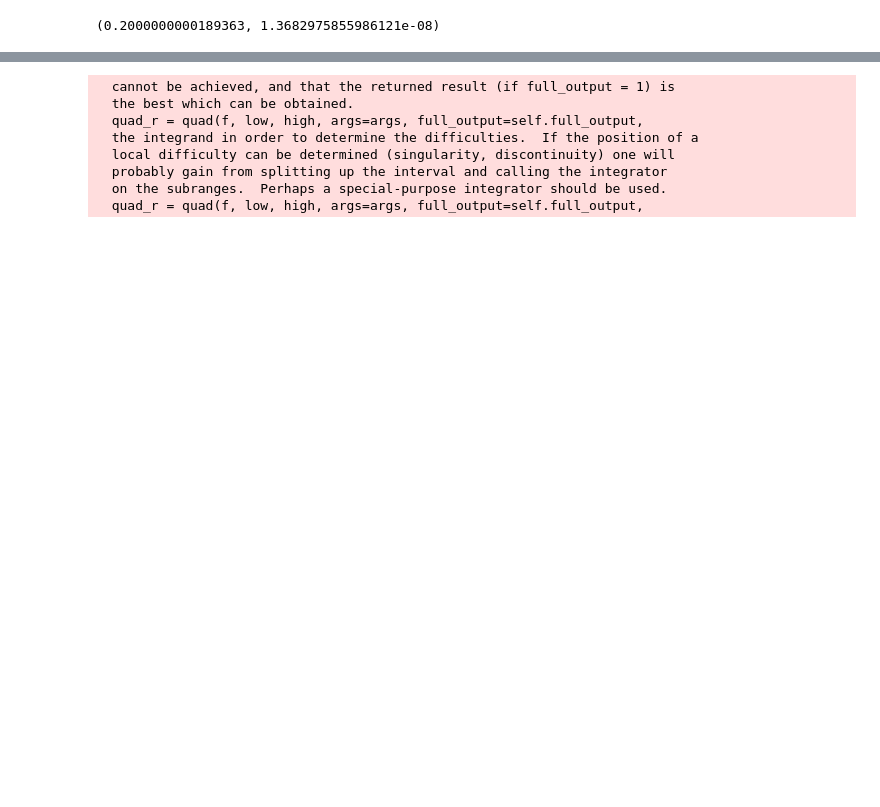
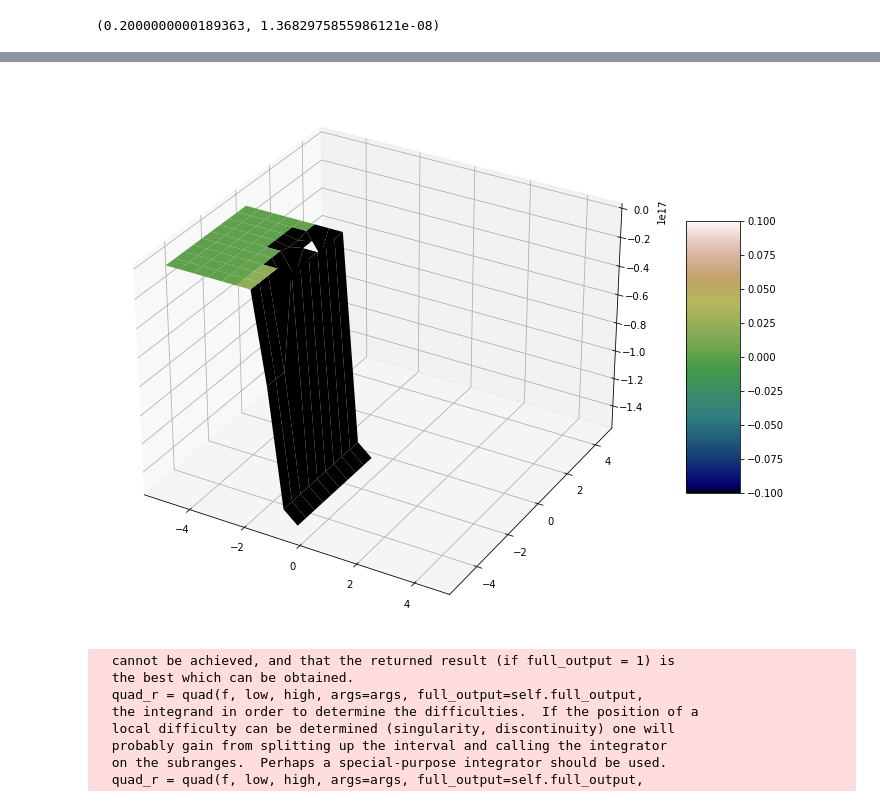
Before and after one commit to Sultanow/functional_analysis, a Jupyter notebook: python/playground_scipy.ipynb, the cells around one changed output, grey strips where cells are left out. Saved outputs shown, nothing was run; the diff lists cells and outputs as text; code cells hidden in the pictures; blank space fills up the shorter version.

```diff
--- a/python/playground_scipy.ipynb
+++ b/python/playground_scipy.ipynb
@@ -52,3 +47,59 @@ plt.show()
+# %%
+from scipy import integrate
+import numpy as np
+import matplotlib.pyplot as plt
+from mpl_toolkits.mplot3d import axes3d
+# if using a Jupyter notebook, include:
+%matplotlib inline
+
+arr_x = np.arange(-5,5,0.5)
+arr_y = np.arange(-5,5,0.5)
+X,Y = np.meshgrid(arr_x, arr_y)
+Z = np.empty([arr_x.size, arr_y.size])
+Z[:] = np.nan
+
+#https://www.wolframalpha.com/input/?i=x*e%5E%28-x%5E2-y%5E2%29
+#https://www.wolframalpha.com/input/?i=derivative+of+x*e%5E%28-x%5E2-y%5E2%29
+def deriv_y(x,y):
+    return x, 2*x*y*np.exp(-x**2-y**2)
+
+def deriv_x(x,y):
+    return (1-2*x**2)*np.exp(-x**2-y**2)
+
+def chain(x,y):
+    res_x, res_y = deriv_y(x,y)
+    res_xx = deriv_x(res_x, res_y)
+    return res_xx
+
+def integrand(x, y):
+    m = integrate.dblquad(chain, -np.inf, x, lambda x: -np.inf, lambda x: y)
+    return m[0]
+
+for idx_x, x in enumerate(arr_x):
+    if x < 0:
+        for idx_y, y in enumerate(arr_y):
+            if y < 0:
+                Z[idx_x][idx_y] = integrand(x, y)
+
+#for idx_x, x in enumerate(arr_x):
+#   for idx_y, y in enumerate(arr_y):
+       #m = integrate.nquad(deriv_x, [bounds_x(y), bounds_y])
+       #m = integrate.nquad(chain, [bounds_x(y), bounds_y])
+       #m = integrate.quad(chain, 0, np.inf, args=(x))
+       # m[0] is the value of integral
+       # m[1] is the estimate of the absolute error in the value of integral
+
+fig = plt.figure(figsize=(14,10))
+ax1 = fig.add_subplot(111, projection='3d')
+ax1.view_init(30, -60) #default is (30, -60)=(ax1.elev, ax1.azim)
+#print([ax1.elev, ax1.azim])
+mycmap = plt.get_cmap('gist_earth')
+surf1 = ax1.plot_surface(X, Y, Z, cmap=mycmap)
+fig.colorbar(surf1, ax=ax1, shrink=0.5, aspect=5)
+
+plt.show()
+# %% [output]
+[figure, added]
 # %%
 from scipy import integrate
 import numpy as np
```
Also changed, not shown: parts of 1 cell of this notebook.
